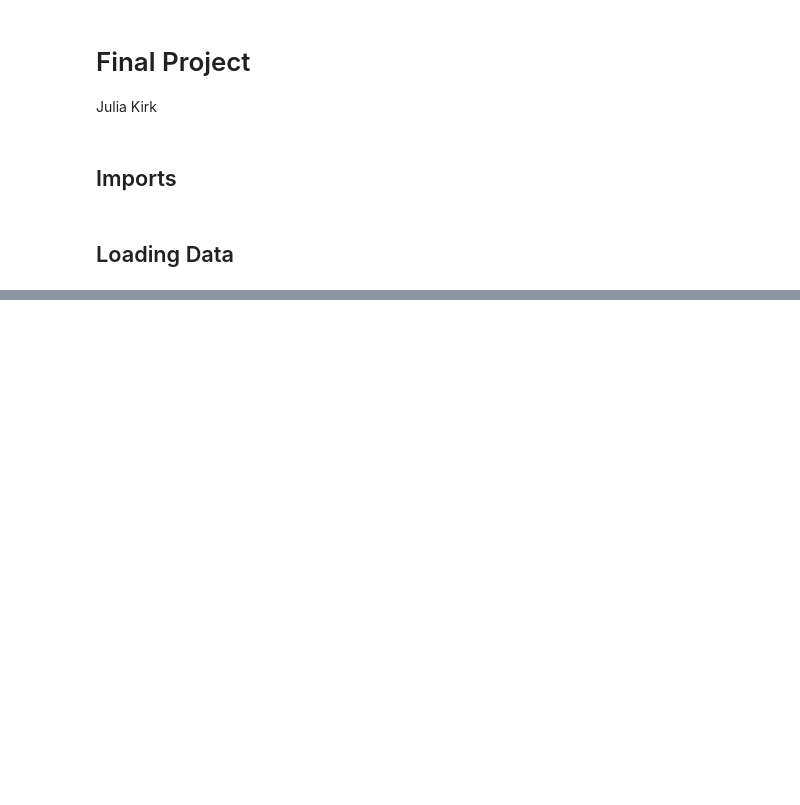
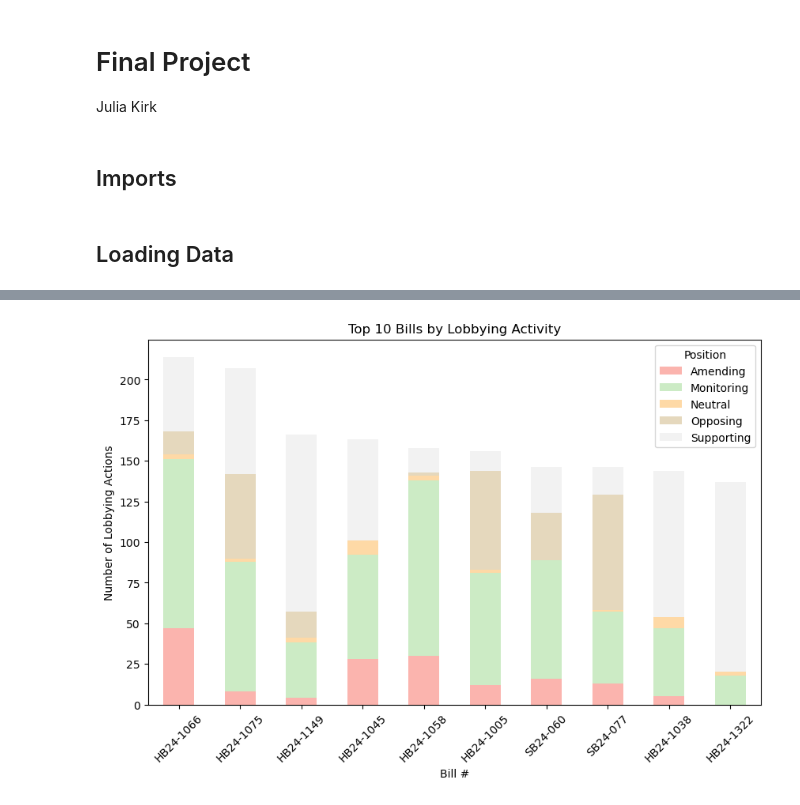
Before and after one commit to juliakirk/Web-Data-Science, a Jupyter notebook: finalProject.ipynb, the cells around one changed output, grey strips where cells are left out. Drawn from its saved outputs; the diff is of its cells as text; code cells hidden in the pictures; blank space fills up the shorter version.

```diff
--- a/finalProject.ipynb
+++ b/finalProject.ipynb
@@ -79,0 +148,44 @@ billsDF
+# %%
+import matplotlib.pyplot as plt
+from matplotlib.cm import get_cmap
+
+# Fill missing values with 'Neutral'
+lobbyingDF['Position'] = lobbyingDF['Position'].fillna('Neutral')
+
+# Group by bill and position and count occurrences
+lobbying_counts = lobbyingDF.groupby(['Bill #', 'Position']).size().reset_index(name='Count')
+
+# Create a pivot table to summarize the data
+lobbying_pivot = lobbying_counts.pivot(index='Bill #', columns='Position', values='Count').fillna(0)
+
+# Calculate the total activity for each bill
+lobbying_pivot['Total'] = lobbying_pivot.sum(axis=1)
+
+# Sort bills by Total Activity
+top_bills = lobbying_pivot.sort_values(by='Total', ascending=False).head(10)
+
+# Define positions dynamically
+positions = [col for col in lobbying_pivot.columns if col != 'Total']
+
+# Get the Pastel1 colormap
+pastel = get_cmap('Pastel1', len(positions))
+
+# Assign colors to each position using the Pastel1 palette
+colors = [pastel(i) for i in range(len(positions))]
+
+# Plot the top 10 bills with custom colors
+top_bills[positions].plot(
+    kind='bar',
+    stacked=True,
+    figsize=(10, 6),
+    color=colors
+)
+
+plt.title("Top 10 Bills by Lobbying Activity")
+plt.xlabel("Bill #")
+plt.ylabel("Number of Lobbying Actions")
+plt.legend(title="Position", labels=positions)
+plt.xticks(rotation=45)
+plt.show()
+# %% [output]
+[figure, added]
```
Also changed, not shown: parts of 12 cells of this notebook.
